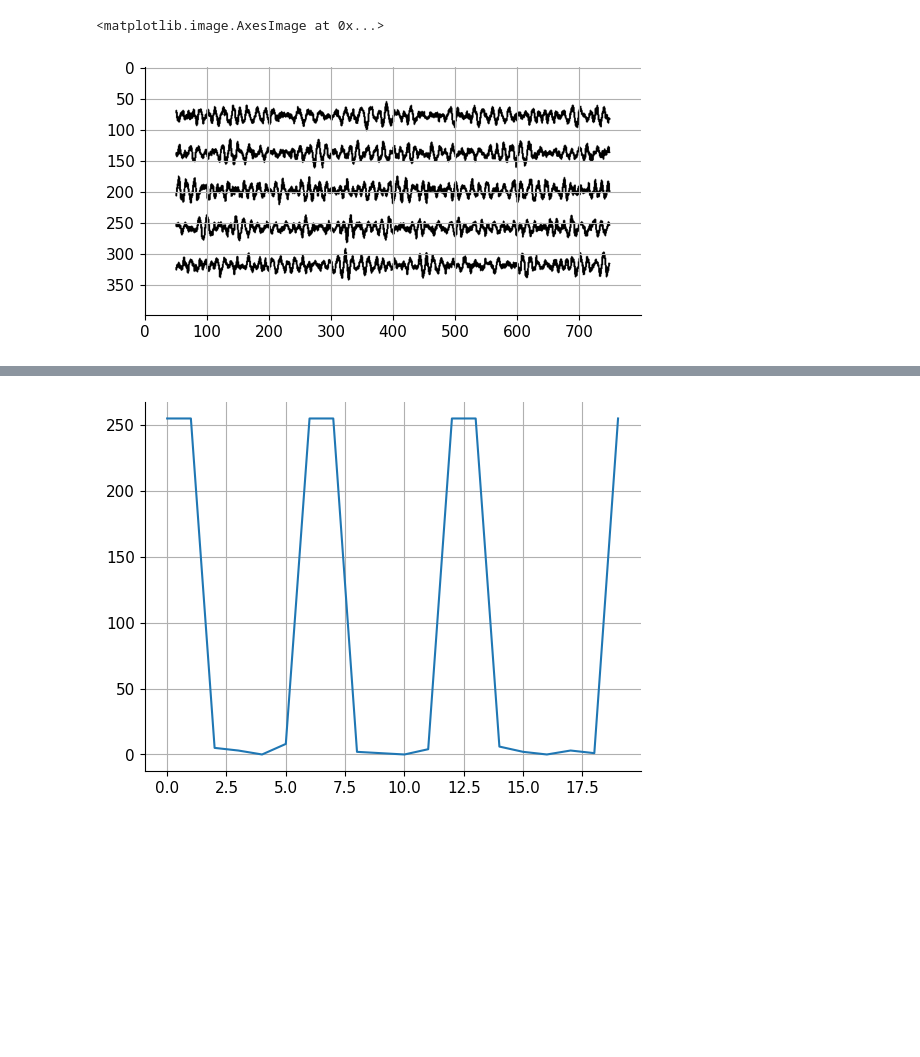
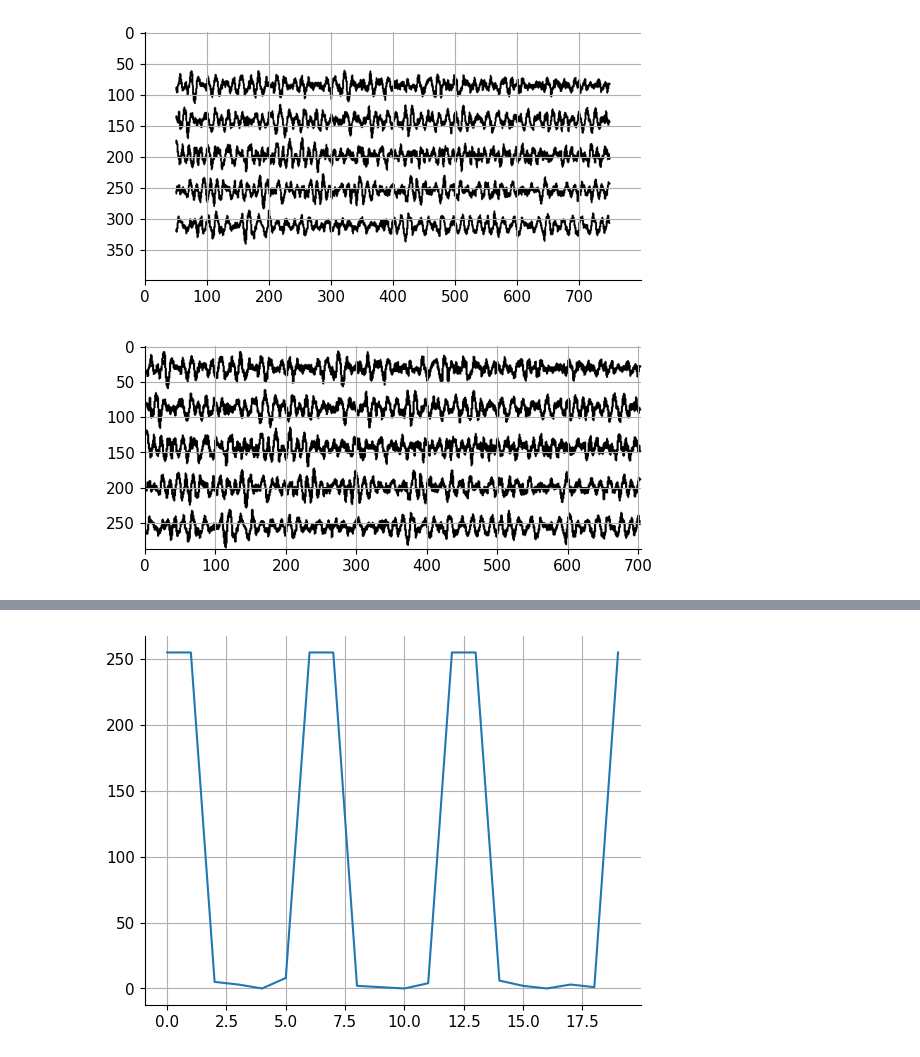
Before and after one commit to Colin16655/THESIS_Recursive_Curve_Extraction_Tool_for_Storm_Analysis_in_Historical_Seismograms, a Jupyter notebook: seismogram_curve_extraction/notebooks/process_KF.ipynb, the cells around one changed output, grey strips where cells are left out. Saved outputs shown, nothing was run; the diff lists cells and outputs as text; code cells hidden in the pictures; blank space fills up the shorter version.

```diff
--- a/seismogram_curve_extraction/notebooks/process_KF.ipynb
+++ b/seismogram_curve_extraction/notebooks/process_KF.ipynb
@@ -38,5 +38,0 @@ saved_images = np.array(saved_images)
-# %%
-plt.imshow(saved_images[0], cmap='gray')
-# %% [output]
-<matplotlib.image.AxesImage at 0x...>
-[figure, removed]
@@ -43,3 +51,19 @@ plt.imshow(saved_images[0], cmap='gray')
+# %%
+plt.imshow(saved_images[0], cmap='gray')
+plt.show()
+
+# Get the ROI of all the images
+new_saved_images = []
+for image in saved_images:
+    new_saved_images.append(np.array(get_roi(image)))
+
+saved_images = new_saved_images
+
+plt.imshow(saved_images[0], cmap='gray')
+plt.show()
+# %% [output]
+[figure, added]
+[figure, added]
 # %%
 # plot one column of the image
 plt.plot(saved_images[0][:, len(saved_images[0][0])//2])
```
Also changed, not shown: parts of 13 cells of this notebook, 1 other file.
